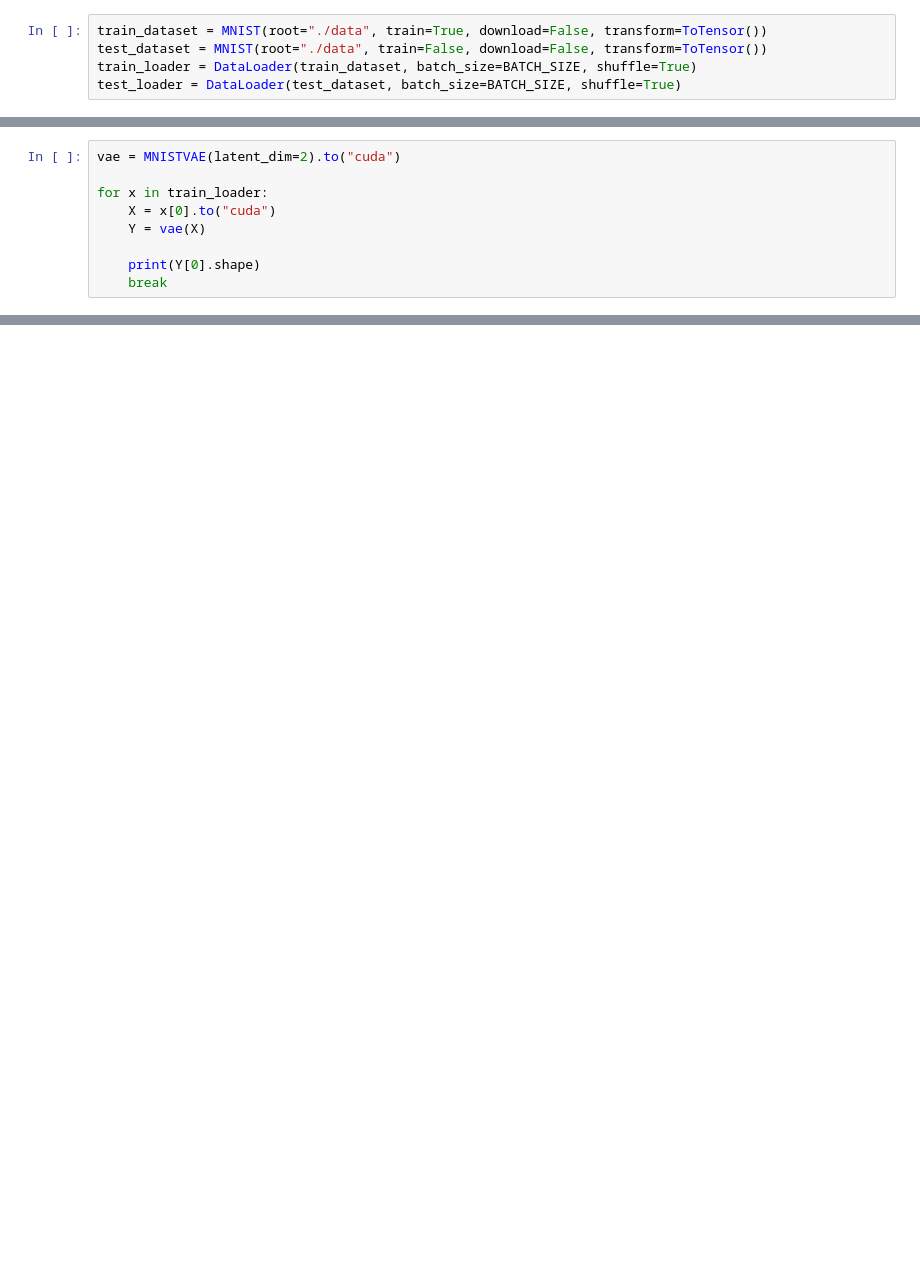
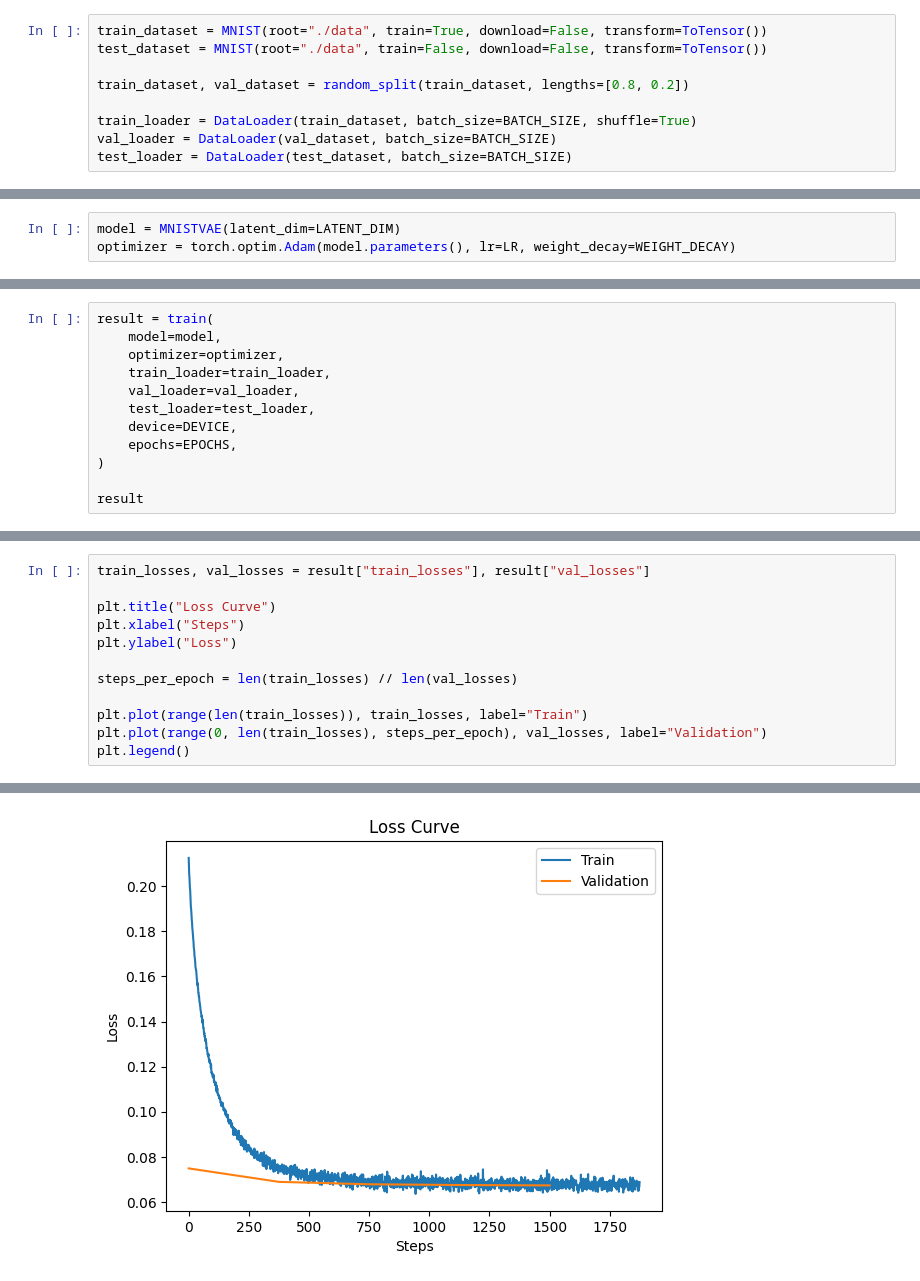
Before and after one commit to ericflip/vae-mnist, a Jupyter notebook: train.ipynb, the cells around one changed output, grey strips where cells are left out. Saved outputs shown, nothing was run; the diff lists cells and outputs as text; blank space fills up the shorter version.

Commit message:
training

```diff
--- a/train.ipynb
+++ b/train.ipynb
@@ -12,5 +26,9 @@ BATCH_SIZE = 32
 # %%
 train_dataset = MNIST(root="./data", train=True, download=False, transform=ToTensor())
 test_dataset = MNIST(root="./data", train=False, download=False, transform=ToTensor())
+
+train_dataset, val_dataset = random_split(train_dataset, lengths=[0.8, 0.2])
+
 train_loader = DataLoader(train_dataset, batch_size=BATCH_SIZE, shuffle=True)
-test_loader = DataLoader(test_dataset, batch_size=BATCH_SIZE, shuffle=True)
+val_loader = DataLoader(val_dataset, batch_size=BATCH_SIZE)
+test_loader = DataLoader(test_dataset, batch_size=BATCH_SIZE)
@@ -20,9 +34,0 @@ decoder = Decoder(2).to("cuda")
-# %%
-vae = MNISTVAE(latent_dim=2).to("cuda")
-
-for x in train_loader:
-    X = x[0].to("cuda")
-    Y = vae(X)
-
-    print(Y[0].shape)
-    break
@@ -30,0 +35,3 @@ torch.Size([32, 1, 28, 28])
+# %%
+model = MNISTVAE(latent_dim=LATENT_DIM)
+optimizer = torch.optim.Adam(model.parameters(), lr=LR, weight_decay=WEIGHT_DECAY)
@@ -30,0 +94,12 @@ torch.Size([32, 1, 28, 28])
+# %%
+result = train(
+    model=model,
+    optimizer=optimizer,
+    train_loader=train_loader,
+    val_loader=val_loader,
+    test_loader=test_loader,
+    device=DEVICE,
+    epochs=EPOCHS,
+)
+
+result
@@ -30,0 +143,13 @@ torch.Size([32, 1, 28, 28])
+# %%
+train_losses, val_losses = result["train_losses"], result["val_losses"]
+
+plt.title("Loss Curve")
+plt.xlabel("Steps")
+plt.ylabel("Loss")
+
+steps_per_epoch = len(train_losses) // len(val_losses)
+
+plt.plot(range(len(train_losses)), train_losses, label="Train")
+plt.plot(range(0, len(train_losses), steps_per_epoch), val_losses, label="Validation")
+plt.legend()
+# %% [output]
@@ -30,0 +157 @@ torch.Size([32, 1, 28, 28])
+[figure, added]
```
Also changed, not shown: parts of 15 cells of this notebook, 4 other files.
